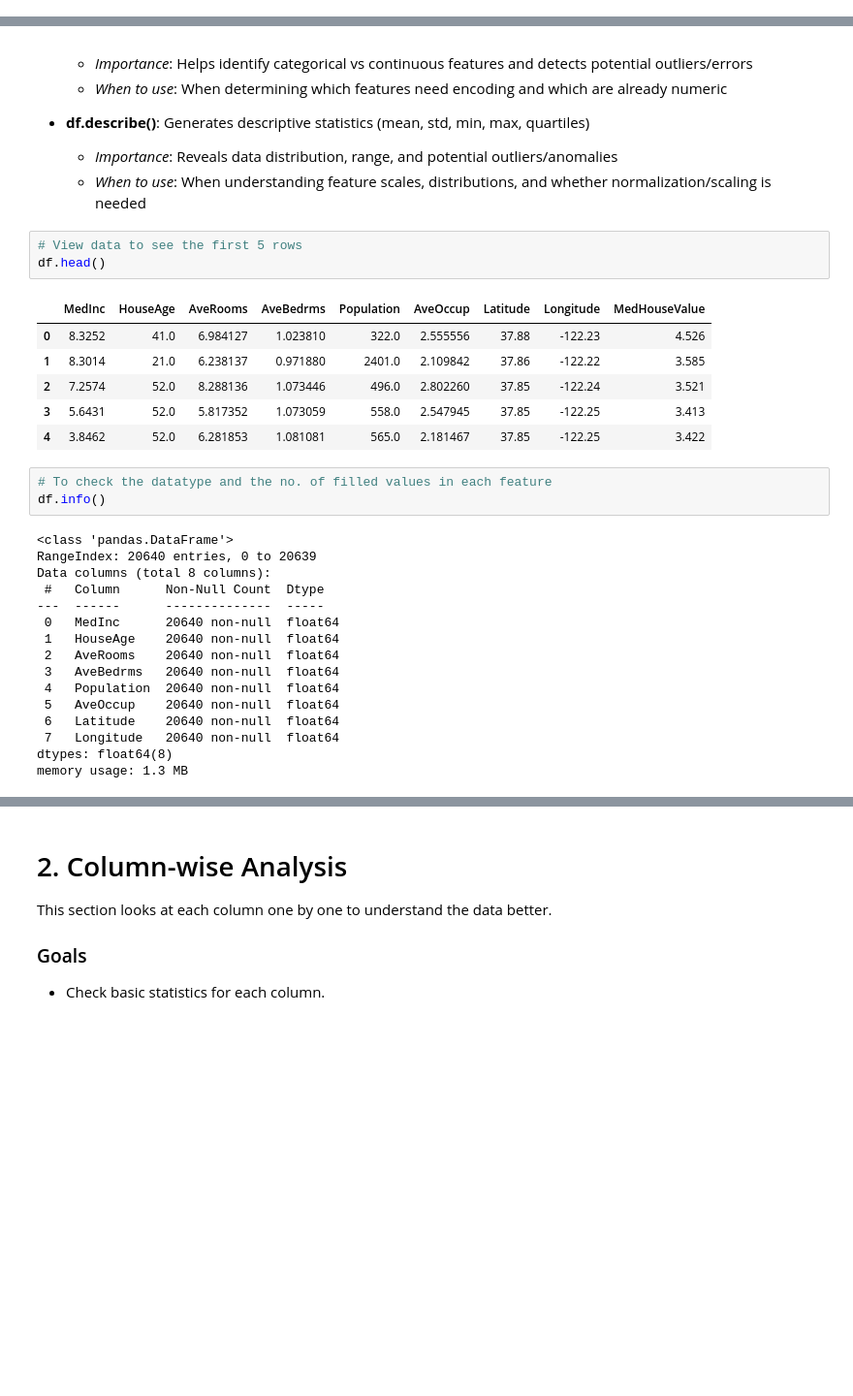
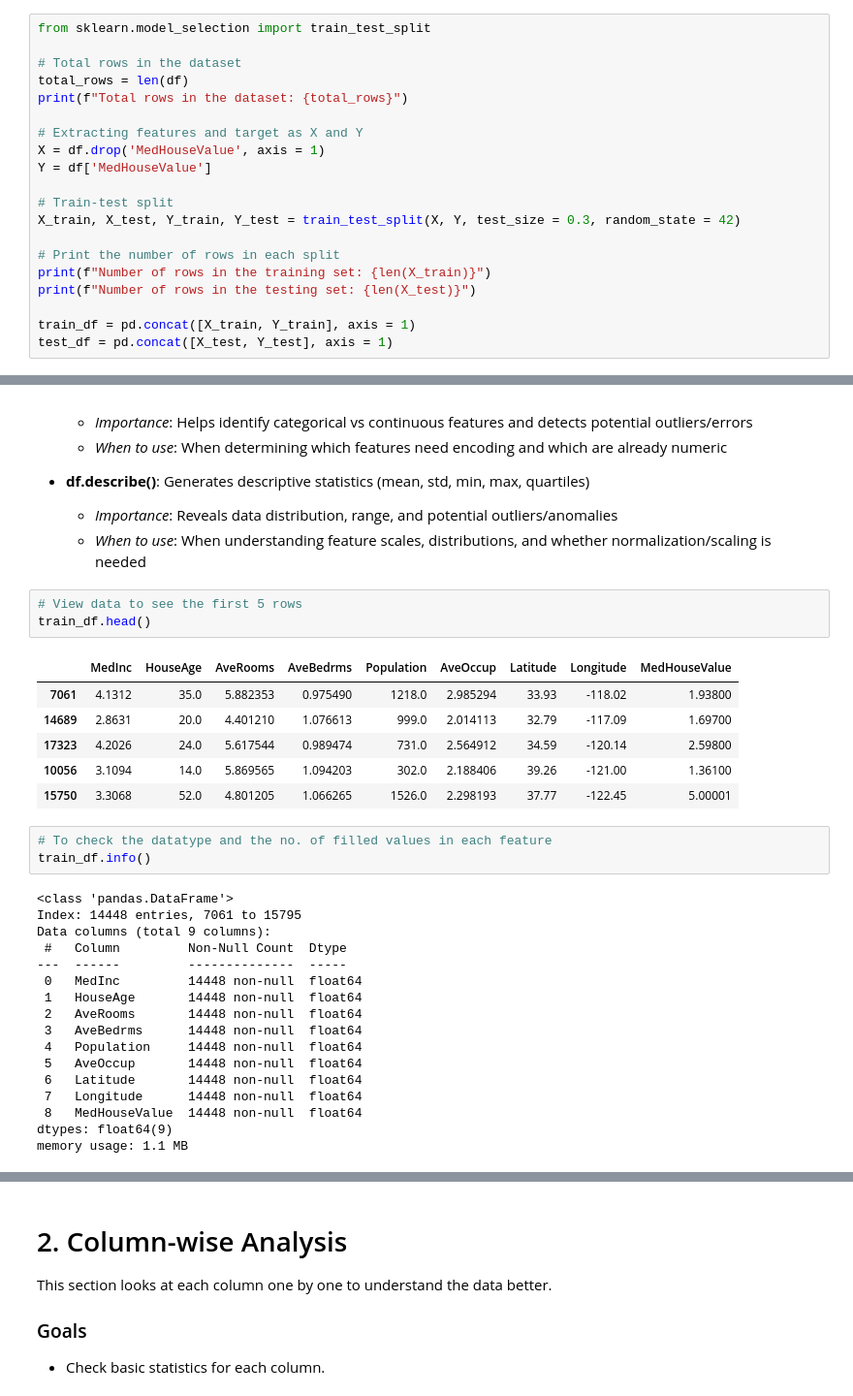
Before and after one commit to anbuchezhiyan2005/numpy-regression-from-scratch, a Jupyter notebook: data_cleaning.ipynb, the cells around one changed output, grey strips where cells are left out. Shown at 97% size. Cells and saved outputs as stored; diff of their text form; blank space fills up the shorter version.

```diff
--- a/data_cleaning.ipynb
+++ b/data_cleaning.ipynb
@@ -15,3 +16,23 @@ csv_path = Path("dataset/california_housing.csv")
 csv_path.parent.mkdir(parents=True, exist_ok=True)
 if not csv_path.exists():
     df.to_csv(csv_path, index=False)
+# %%
+from sklearn.model_selection import train_test_split
+
+# Total rows in the dataset
+total_rows = len(df)
+print(f"Total rows in the dataset: {total_rows}")
+
+# Extracting features and target as X and Y
+X = df.drop('MedHouseValue', axis = 1)
+Y = df['MedHouseValue']
+
+# Train-test split
+X_train, X_test, Y_train, Y_test = train_test_split(X, Y, test_size = 0.3, random_state = 42)
+
+# Print the number of rows in each split
+print(f"Number of rows in the training set: {len(X_train)}")
+print(f"Number of rows in the testing set: {len(X_test)}")
+
+train_df = pd.concat([X_train, Y_train], axis = 1)
+test_df = pd.concat([X_test, Y_test], axis = 1)
@@ -42,32 +67,33 @@ if not csv_path.exists():
     - *When to use*: When understanding feature scales, distributions, and whether normalization/scaling is needed
 # %%
 # View data to see the first 5 rows
-df.head()
+train_df.head()
 # %% [output]
 |  | MedInc | HouseAge | AveRooms | AveBedrms | Population | AveOccup | Latitude | Longitude | MedHouseValue |
-| 0 | 8.3252 | 41.0 | 6.984127 | 1.023810 | 322.0 | 2.555556 | 37.88 | -122.23 | 4.526 |
-| 1 | 8.3014 | 21.0 | 6.238137 | 0.971880 | 2401.0 | 2.109842 | 37.86 | -122.22 | 3.585 |
-| 2 | 7.2574 | 52.0 | 8.288136 | 1.073446 | 496.0 | 2.802260 | 37.85 | -122.24 | 3.521 |
-| 3 | 5.6431 | 52.0 | 5.817352 | 1.073059 | 558.0 | 2.547945 | 37.85 | -122.25 | 3.413 |
-| 4 | 3.8462 | 52.0 | 6.281853 | 1.081081 | 565.0 | 2.181467 | 37.85 | -122.25 | 3.422 |
+| 7061 | 4.1312 | 35.0 | 5.882353 | 0.975490 | 1218.0 | 2.985294 | 33.93 | -118.02 | 1.93800 |
+| 14689 | 2.8631 | 20.0 | 4.401210 | 1.076613 | 999.0 | 2.014113 | 32.79 | -117.09 | 1.69700 |
+| 17323 | 4.2026 | 24.0 | 5.617544 | 0.989474 | 731.0 | 2.564912 | 34.59 | -120.14 | 2.59800 |
+| 10056 | 3.1094 | 14.0 | 5.869565 | 1.094203 | 302.0 | 2.188406 | 39.26 | -121.00 | 1.36100 |
+| 15750 | 3.3068 | 52.0 | 4.801205 | 1.066265 | 1526.0 | 2.298193 | 37.77 | -122.45 | 5.00001 |
 # %%
 # To check the datatype and the no. of filled values in each feature
-df.info()
+train_df.info()
 # %% [output]
 <class 'pandas.DataFrame'>
-RangeIndex: 20640 entries, 0 to 20639
-Data columns (total 8 columns):
- #   Column      Non-Null Count  Dtype
----  ------      --------------  -----
- 0   MedInc      20640 non-null  float64
- 1   HouseAge    20640 non-null  float64
- 2   AveRooms    20640 non-null  float64
- 3   AveBedrms   20640 non-null  float64
- 4   Population  20640 non-null  float64
- 5   AveOccup    20640 non-null  float64
- 6   Latitude    20640 non-null  float64
- 7   Longitude   20640 non-null  float64
-dtypes: float64(8)
-memory usage: 1.3 MB
+Index: 14448 entries, 7061 to 15795
+Data columns (total 9 columns):
+ #   Column         Non-Null Count  Dtype
+---  ------         --------------  -----
+ 0   MedInc         14448 non-null  float64
+ 1   HouseAge       14448 non-null  float64
+ 2   AveRooms       14448 non-null  float64
+ 3   AveBedrms      14448 non-null  float64
+ 4   Population     14448 non-null  float64
+ 5   AveOccup       14448 non-null  float64
+ 6   Latitude       14448 non-null  float64
+ 7   Longitude      14448 non-null  float64
+ 8   MedHouseValue  14448 non-null  float64
+dtypes: float64(9)
+memory usage: 1.1 MB
 # %%
 # To check the no. of row and columns. Useful for train/val/test split of data
```
Also changed, not shown: parts of 14 cells of this notebook, 1 other file.
